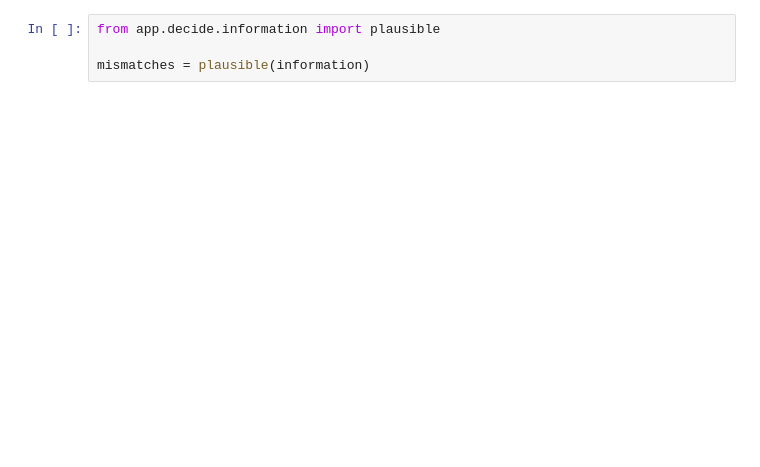
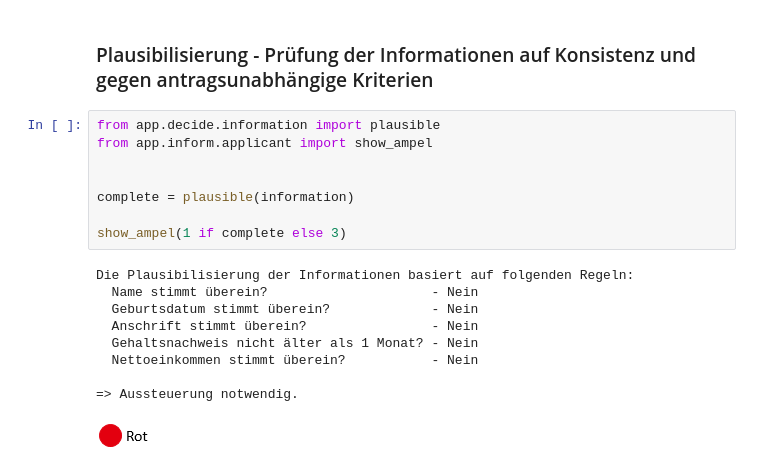
Before and after one commit to patrickzeb/Digitale-Auftragsverarbeitung, a Jupyter notebook: workflow.ipynb, the cells around one changed output. Drawn from its saved outputs; the diff is of its cells as text; blank space fills up the shorter version.

```diff
--- a/workflow.ipynb
+++ b/workflow.ipynb
@@ -41,4 +100,20 @@ show_information(information, product)
+# %% [markdown]
+### Plausibilisierung - Prüfung der Informationen auf Konsistenz und gegen antragsunabhängige Kriterien
 # %%
 from app.decide.information import plausible
+from app.inform.applicant import show_ampel
 
-mismatches = plausible(information)
+
+complete = plausible(information)
+
+show_ampel(1 if complete else 3)
+# %% [output]
+Die Plausibilisierung der Informationen basiert auf folgenden Regeln:
+  Name stimmt überein?                     - Nein
+  Geburtsdatum stimmt überein?             - Nein
+  Anschrift stimmt überein?                - Nein
+  Gehaltsnachweis nicht älter als 1 Monat? - Nein
+  Nettoeinkommen stimmt überein?           - Nein
+
+=> Aussteuerung notwendig.
+[figure, added]
```
Also changed, not shown: parts of 13 cells of this notebook, 14 other files.
